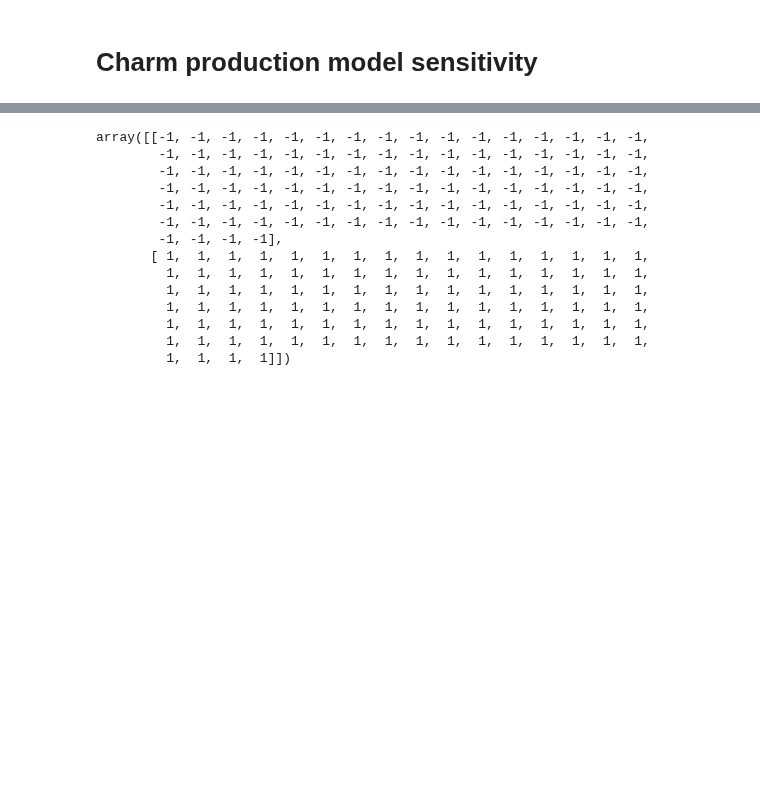
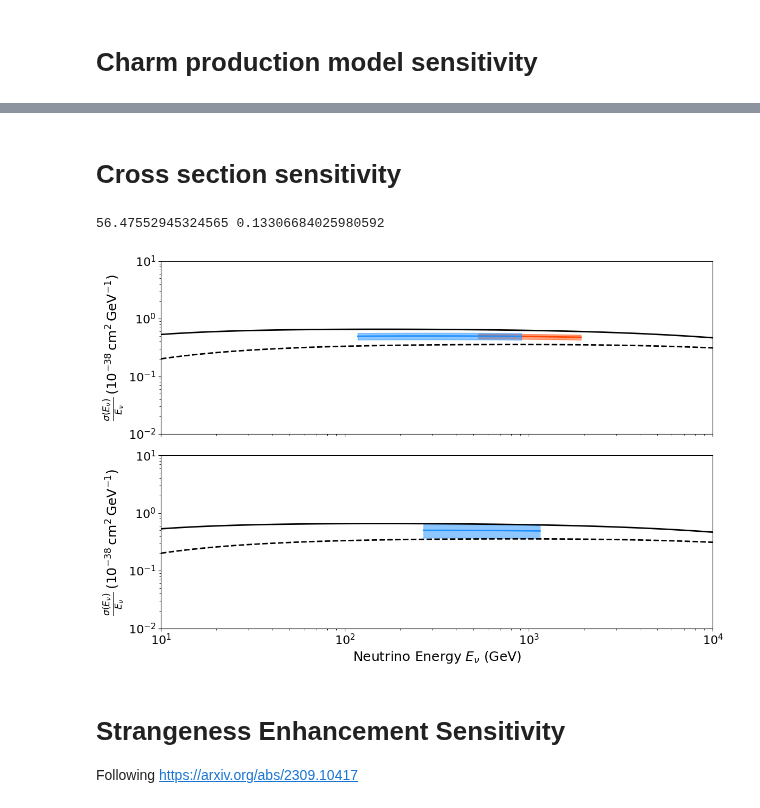
Before and after one commit to nickkamp1/Lake_Geneva_Neutrinos, a Jupyter notebook: SIREN_Analysis.ipynb, the cells around one changed output, grey strips where cells are left out. Drawn from its saved outputs; the diff is of its cells as text; code cells hidden in the pictures; blank space fills up the shorter version.

```diff
--- a/SIREN_Analysis.ipynb
+++ b/SIREN_Analysis.ipynb
@@ -444,17 +546,2 @@ array([[-1],
-# %%
-np.tile(x[:, np.newaxis], (1, 100))
-# %% [output]
-array([[-1, -1, -1, -1, -1, -1, -1, -1, -1, -1, -1, -1, -1, -1, -1, -1,
-        -1, -1, -1, -1, -1, -1, -1, -1, -1, -1, -1, -1, -1, -1, -1, -1,
-        -1, -1, -1, -1, -1, -1, -1, -1, -1, -1, -1, -1, -1, -1, -1, -1,
-        -1, -1, -1, -1, -1, -1, -1, -1, -1, -1, -1, -1, -1, -1, -1, -1,
-        -1, -1, -1, -1, -1, -1, -1, -1, -1, -1, -1, -1, -1, -1, -1, -1,
-        -1, -1, -1, -1, -1, -1, -1, -1, -1, -1, -1, -1, -1, -1, -1, -1,
-        -1, -1, -1, -1],
-       [ 1,  1,  1,  1,  1,  1,  1,  1,  1,  1,  1,  1,  1,  1,  1,  1,
-         1,  1,  1,  1,  1,  1,  1,  1,  1,  1,  1,  1,  1,  1,  1,  1,
-         1,  1,  1,  1,  1,  1,  1,  1,  1,  1,  1,  1,  1,  1,  1,  1,
-         1,  1,  1,  1,  1,  1,  1,  1,  1,  1,  1,  1,  1,  1,  1,  1,
-         1,  1,  1,  1,  1,  1,  1,  1,  1,  1,  1,  1,  1,  1,  1,  1,
-         1,  1,  1,  1,  1,  1,  1,  1,  1,  1,  1,  1,  1,  1,  1,  1,
-         1,  1,  1,  1]])
+# %% [markdown]
+# Cross section sensitivity
@@ -460,0 +595,60 @@ array([[-1, -1, -1, -1, -1, -1, -1, -1, -1, -1, -1, -1, -1, -1, -1, -1,
+# %%
+exposure_factor = 1./300000
+n_sigma=3
+
+fig,ax = plt.subplots(2,1,sharex=True,figsize=(12,8))
+fig.subplots_adjust(hspace=0)
+
+SINE_numu_n = n_sigma*exposure_factor*(total_rates["SINE_CMS_West",'CC','light',14] + total_rates["SINE_CMS_West",'CC','charm',14])
+UNDINE_numu_n = n_sigma*exposure_factor*(total_rates["UNDINE_CMS_East",'CC','light',14] + total_rates["UNDINE_CMS_East",'CC','charm',14])
+UNDINE_nue_n = n_sigma*exposure_factor*(total_rates["UNDINE_CMS_East",'CC','light',12] + total_rates["UNDINE_CMS_East",'CC','charm',12])
+
+SINE_numu_stat_err = 1./np.sqrt(SINE_numu_n)
+UNDINE_numu_stat_err = 1./np.sqrt(UNDINE_numu_n)
+print(UNDINE_numu_n,UNDINE_numu_stat_err)
+UNDINE_nue_stat_err = 1./np.sqrt(UNDINE_nue_n)
+
+
+ax[0].plot(erange,numu_CC_xs/erange/1e-38,color="black",ls="-")
+ax[0].plot(erange,numubar_CC_xs/erange/1e-38,color="black",ls="--")
+SINE_numu_Erange_arr = np.linspace(*SINE_numu_Erange,100)
+SINE_numu_avg_xsec = [0.5*(numu_CC.TotalCrossSection(numu,e) + numubar_CC.TotalCrossSection(numubar,e)) for e in SINE_numu_Erange_arr]
+ax[0].plot(SINE_numu_Erange_arr,SINE_numu_avg_xsec/SINE_numu_Erange_arr/1e-38,color="orangered")
+ax[0].fill_between(SINE_numu_Erange_arr,
+                   (1-SINE_numu_stat_err)*(SINE_numu_avg_xsec/SINE_numu_Erange_arr/1e-38),
+                   (1+SINE_numu_stat_err)*(SINE_numu_avg_xsec/SINE_numu_Erange_arr/1e-38),
+                   color="orangered",alpha=0.5)
+UNDINE_numu_Erange_arr = np.linspace(*UNDINE_numu_Erange,100)
+UNDINE_numu_avg_xsec = [0.5*(numu_CC.TotalCrossSection(numu,e) + numubar_CC.TotalCrossSection(numubar,e)) for e in UNDINE_numu_Erange_arr]
+ax[0].plot(UNDINE_numu_Erange_arr,UNDINE_numu_avg_xsec/UNDINE_numu_Erange_arr/1e-38,color="dodgerblue")
+ax[0].fill_between(UNDINE_numu_Erange_arr,
+                   (1-UNDINE_numu_stat_err)*(UNDINE_numu_avg_xsec/UNDINE_numu_Erange_arr/1e-38),
+                   (1+UNDINE_numu_stat_err)*(UNDINE_numu_avg_xsec/UNDINE_numu_Erange_arr/1e-38),
+                   color="dodgerblue",alpha=0.5)
+ax[0].loglog()
+ax[0].set_ylim(1e-2,1e1)
+ax[0].set_ylabel(r"$\frac{\sigma(E_\nu)}{E_\nu}\,(10^{-38}\,{\rm cm}^2\,{\rm GeV}^{-1})$ ")
+
+ax[1].plot(erange,nue_CC_xs/erange/1e-38,color="black",ls="-")
+ax[1].plot(erange,nuebar_CC_xs/erange/1e-38,color="black",ls="--")
+UNDINE_nue_Erange_arr = np.linspace(*UNDINE_nue_Erange,100)
+UNDINE_nue_avg_xsec = [0.5*(nue_CC.TotalCrossSection(nue,e) + nuebar_CC.TotalCrossSection(nuebar,e)) for e in UNDINE_nue_Erange_arr]
+ax[1].plot(UNDINE_nue_Erange_arr,UNDINE_nue_avg_xsec/UNDINE_nue_Erange_arr/1e-38,color="dodgerblue")
+ax[1].fill_between(UNDINE_nue_Erange_arr,
+                   (1-UNDINE_nue_stat_err)*(UNDINE_nue_avg_xsec/UNDINE_nue_Erange_arr/1e-38),
+                   (1+UNDINE_nue_stat_err)*(UNDINE_nue_avg_xsec/UNDINE_nue_Erange_arr/1e-38),
+                   color="dodgerblue",alpha=0.5)
+ax[1].loglog()
+ax[1].set_ylim(1e-2,1e1)
+ax[1].set_xlim(erange[0],erange[-1])
+ax[1].set_ylabel(r"$\frac{\sigma(E_\nu)}{E_\nu}\,(10^{-38}\,{\rm cm}^2\,{\rm GeV}^{-1})$ ")
+ax[1].set_xlabel(r"Neutrino Energy $E_\nu$ (GeV)")
+
+plt.tight_layout()
+plt.show()
+# %% [output]
+56.47552945324565 0.13306684025980592
+[figure, added]
+# %% [markdown]
+# Strangeness Enhancement Sensitivity
+Following https://arxiv.org/abs/2309.10417
```
Also changed, not shown: parts of 13 cells of this notebook, 4 other files.
